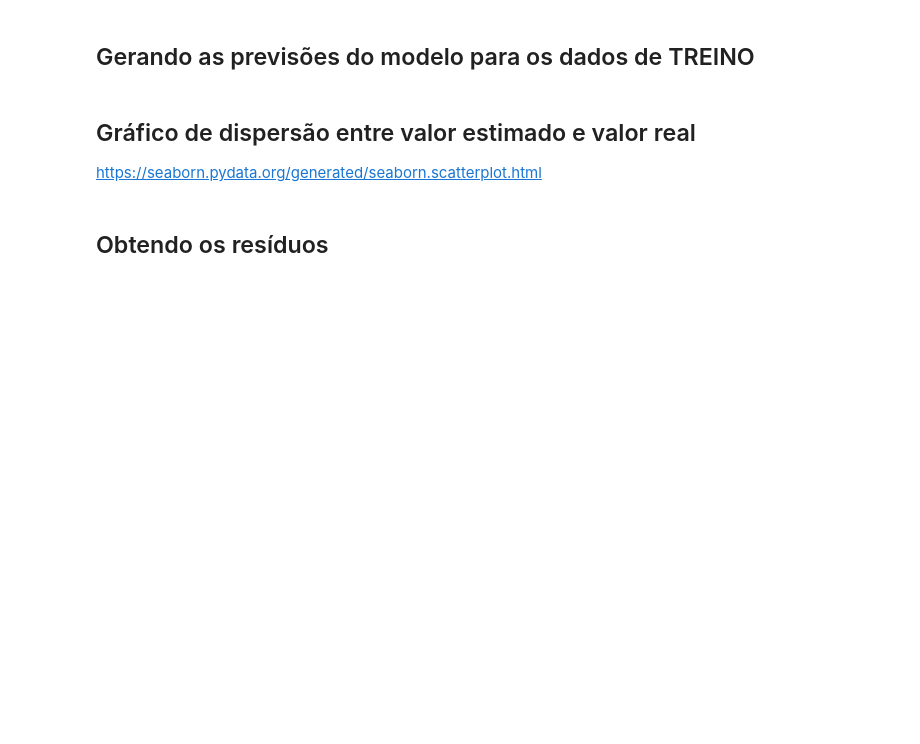
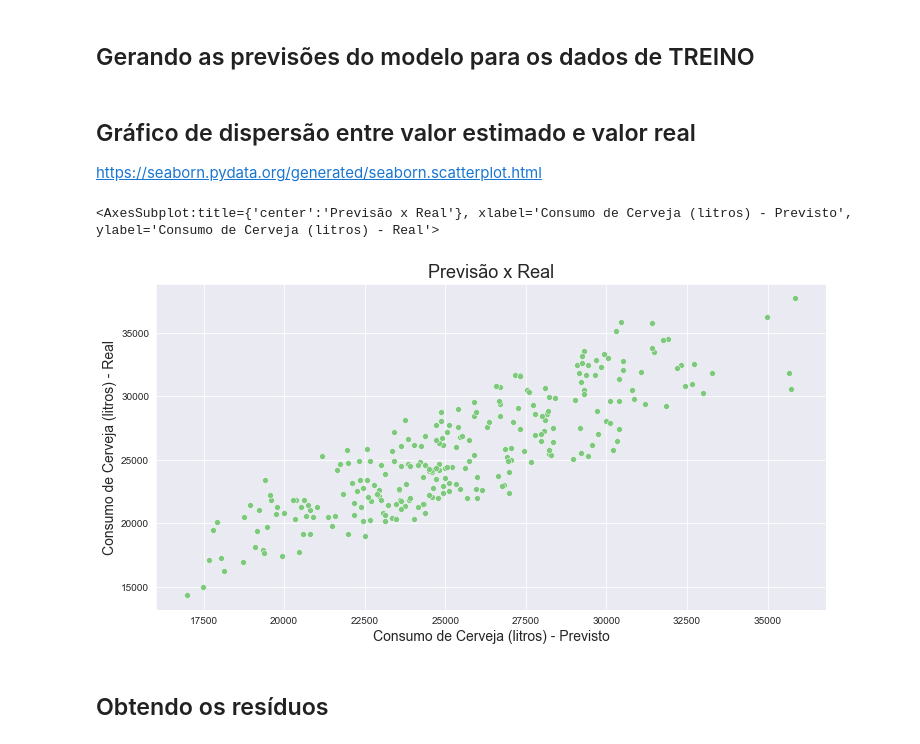
Before and after one commit to matheus6266/formacao_data_science, a Jupyter notebook: 04 - Regressão Linear/Projeto/Regressão Linear.ipynb, the cells around one changed output. Drawn from its saved outputs; the diff is of its cells as text; code cells hidden in the pictures; blank space fills up the shorter version.

Commit message:
Dataset de treino e teste

```diff
--- a/04 - Regressão Linear/Projeto/Regressão Linear.ipynb
+++ b/04 - Regressão Linear/Projeto/Regressão Linear.ipynb
@@ -334,4 +340,9 @@ https://scikit-learn.org/stable/modules/generated/sklearn.model_selection.train_
 # %% [markdown]
 ## Criando os datasets de treino e de teste
+# %%
+# A função "train_test_split" retorna um conjunto de treino e teste para a variável dependente "y" e
+# um conjunto de treino e teste para as variáveis explicativas
+
+X_train, X_test, y_train, y_test = train_test_split(X, y, test_size = 0.3, random_state = 2811)
 # %% [markdown]
 ## Verificando os tamanhos dos arquivos gerados pela função *train_test_split*
@@ -346,6 +376,10 @@ https://scikit-learn.org/stable/modules/classes.html#regression-metrics
 # %% [markdown]
 ## Instanciando a classe *LinearRegression()*
+# %%
+model = LinearRegression()
 # %% [markdown]
 ## Utilizando o método *fit()* do objeto "modelo" para estimar nosso modelo linear utilizando os dados de TREINO (y_train e X_train)
 
 https://scikit-learn.org/stable/modules/generated/sklearn.linear_model.LinearRegression.html#sklearn.linear_model.LinearRegression.fit
+# %%
+model.fit(X_train, y_train)
@@ -363,6 +403,8 @@ $$R^2(y, \hat{y}) = 1 - \frac {\sum_{i=0}^{n-1}(y_i-\hat{y}_i)^2}{\sum_{i=0}^{n-
 ## Gerando previsões para os dados de TESTE (X_test) utilizando o método *predict()* do objeto "modelo"
 
 https://scikit-learn.org/stable/modules/generated/sklearn.linear_model.LinearRegression.html#sklearn.linear_model.LinearRegression.predict
+# %%
+y_previsto = model.predict(X_test)
 # %% [markdown]
 ## Obtendo o coeficiente de determinação (R²) para as previsões do nosso modelo
 
@@ -424,5 +522,15 @@ https://docs.scipy.org/doc/numpy/reference/generated/numpy.append.html?#numpy.ap
 ## Gráfico de dispersão entre valor estimado e valor real
 
 https://seaborn.pydata.org/generated/seaborn.scatterplot.html
+# %%
+ax = sns.scatterplot(x = y_previsto, y = y_train)
+ax.figure.set_size_inches(12, 6)
+ax.set_title("Previsão x Real", fontsize = 18)
+ax.set_ylabel("Consumo de Cerveja (litros) - Real", fontsize = 14)
+ax.set_xlabel("Consumo de Cerveja (litros) - Previsto", fontsize = 14)
+ax
+# %% [output]
+<AxesSubplot:title={'center':'Previsão x Real'}, xlabel='Consumo de Cerveja (litros) - Previsto', ylabel='Consumo de Cerveja (litros) - Real'>
+[figure, added]
 # %% [markdown]
 ## Obtendo os resíduos
```
Also changed, not shown: parts of 26 cells of this notebook.
